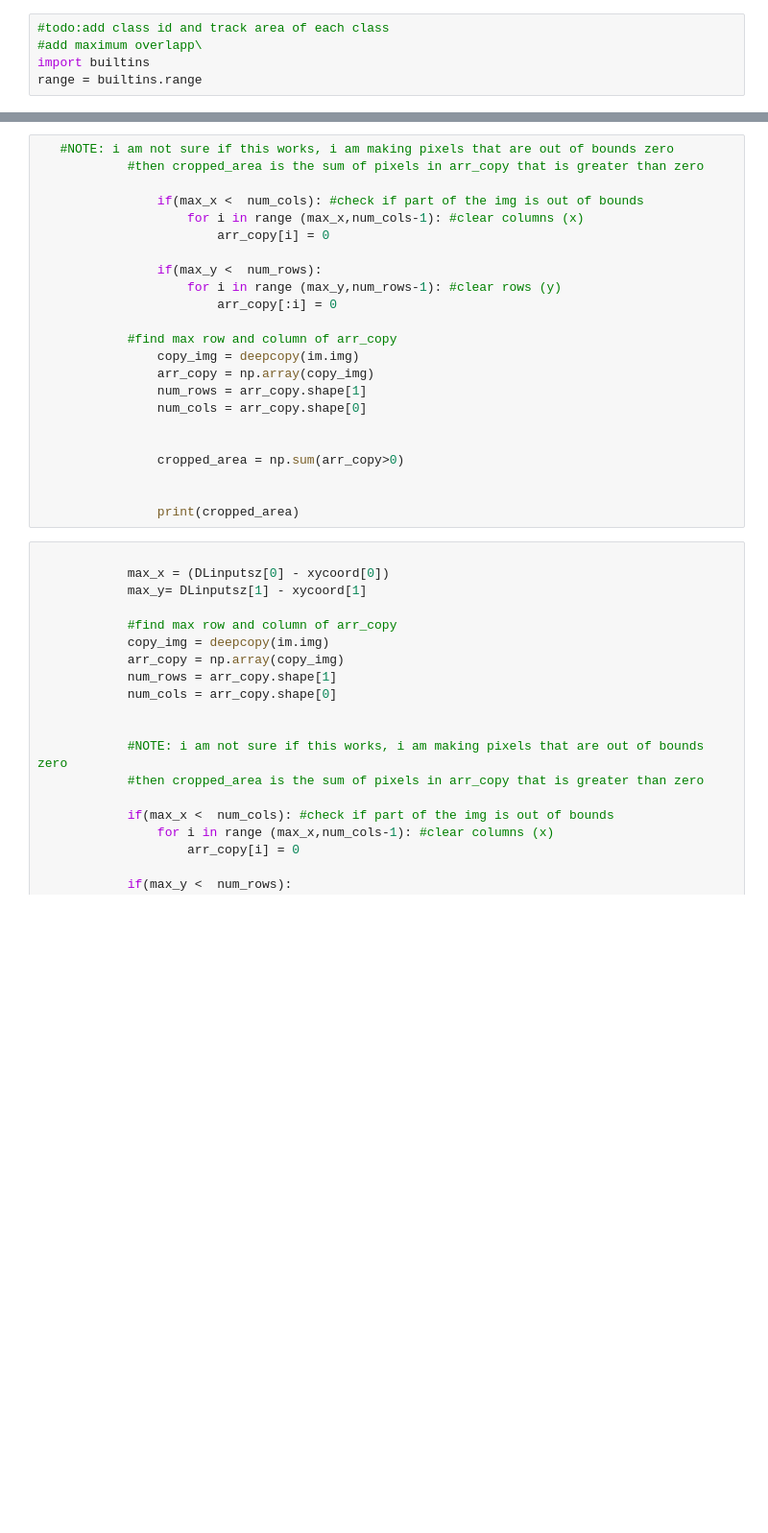
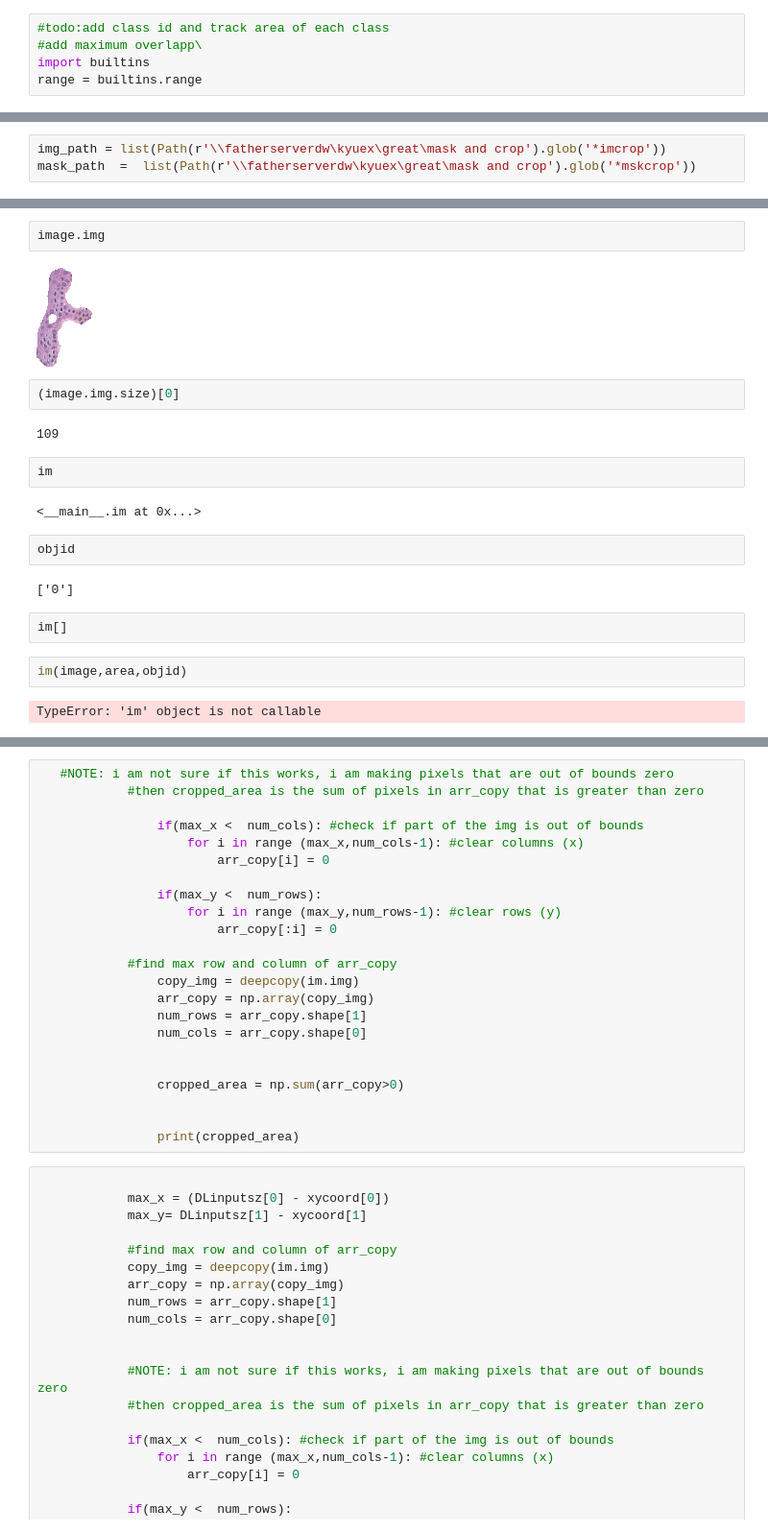
Before and after one commit to Wirtz-Lab/wsi_analysis, a Jupyter notebook: ashley/compile_mask.ipynb, the cells around one changed output, grey strips where cells are left out. Shown: that part at 96% size. Saved outputs shown, nothing was run; the diff lists cells and outputs as text; blank space fills up the shorter version.

```diff
--- a/ashley/compile_mask.ipynb
+++ b/ashley/compile_mask.ipynb
@@ -84,0 +39,3 @@ class_threshold = 20; # you can exceed class area by 20
+# %%
+img_path = list(Path(r'\\fatherserverdw\kyuex\great\mask and crop').glob('*imcrop'))
+mask_path  =  list(Path(r'\\fatherserverdw\kyuex\great\mask and crop').glob('*mskcrop'))
@@ -84,0 +274,22 @@ class_threshold = 20; # you can exceed class area by 20
+# %%
+image.img
+# %% [output]
+[figure, added]
+# %%
+(image.img.size)[0]
+# %% [output]
+109
+# %%
+im
+# %% [output]
+<__main__.im at 0x...>
+# %%
+objid
+# %% [output]
+['0']
+# %%
+im[]
+# %%
+im(image,area,objid)
+# %% [output]
+TypeError: 'im' object is not callable
```
Also changed, not shown: parts of 34 cells of this notebook, 3 other files.
